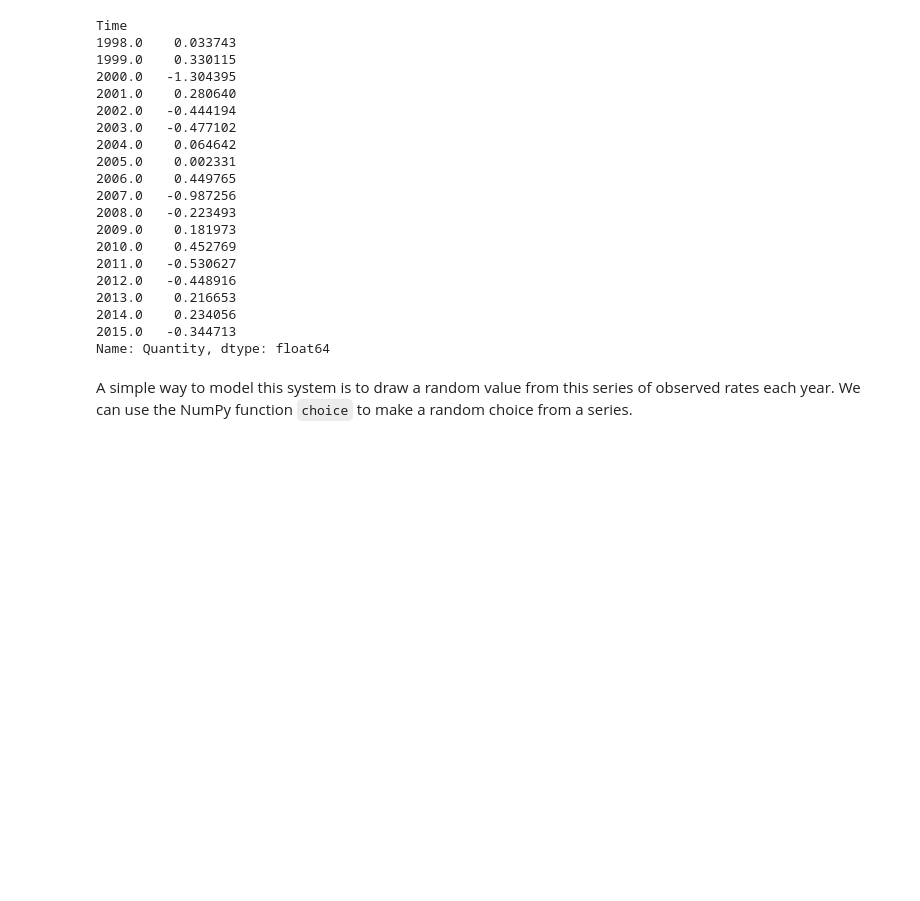
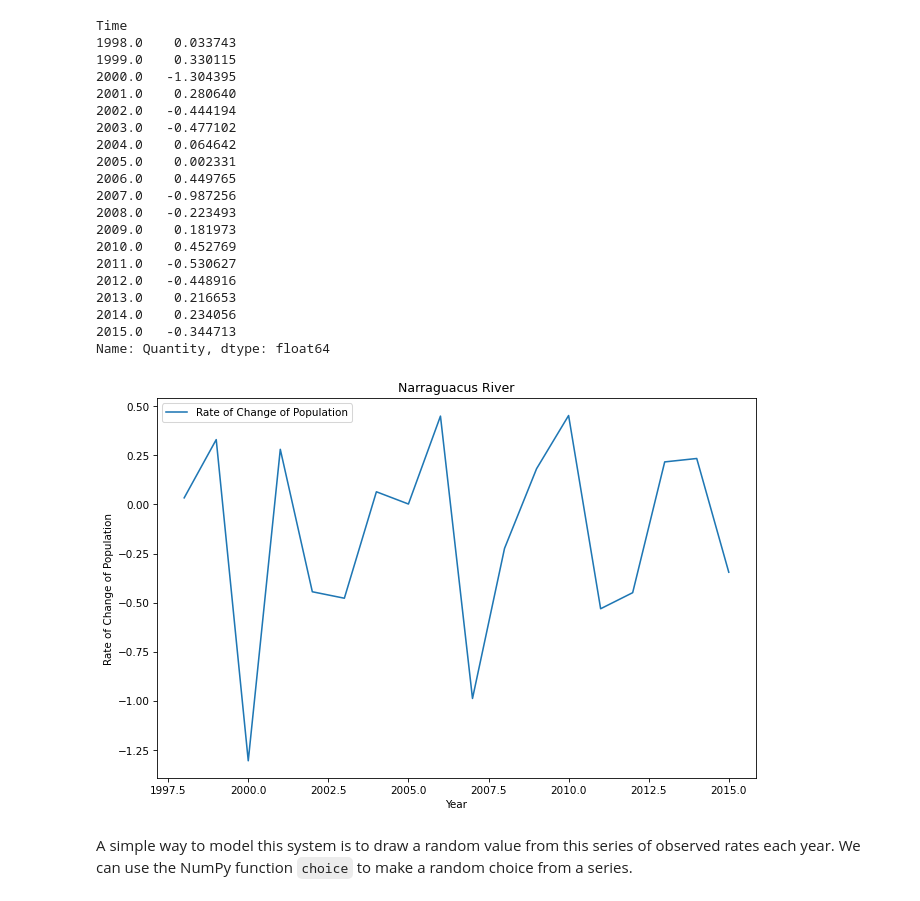
Before and after one commit to wutmeownow/phys441, a Jupyter notebook: JupyterNotebooks/Week9/salmon.ipynb, the cells around one changed output. Drawn from its saved outputs; the diff is of its cells as text; code cells hidden in the pictures; blank space fills up the shorter version.

```diff
--- a/JupyterNotebooks/Week9/salmon.ipynb
+++ b/JupyterNotebooks/Week9/salmon.ipynb
@@ -146,6 +146,16 @@ Time
 2014.0    0.234056
 2015.0   -0.344713
 Name: Quantity, dtype: float64
+# %%
+def plot_rates(series):
+    series.plot(label='Rate of Change of Population')
+    decorate(xlabel='Year',
+             ylabel='Rate of Change of Population',
+             title='Narraguacus River')
+
+plot_rates(rates)
+# %% [output]
+[figure, added]
 # %% [markdown]
 A simple way to model this system is to draw a random value from this series of observed rates each year.  We can use the NumPy function `choice` to make a random choice from a series.
 # %%
```
Also changed, not shown: parts of 16 cells of this notebook, 6 other files.
